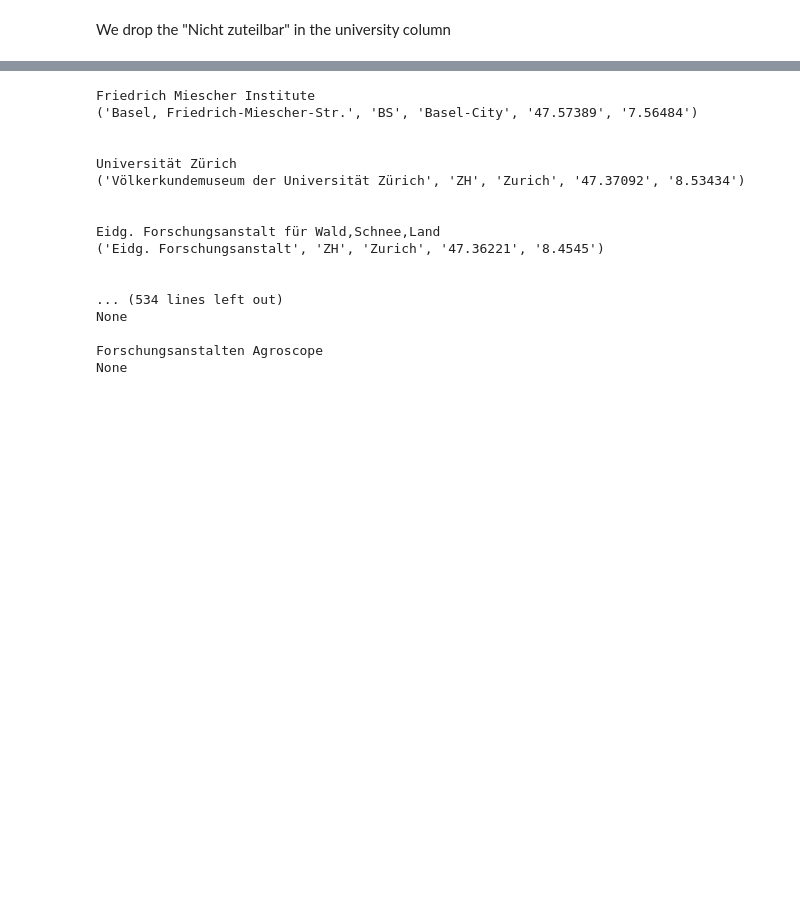
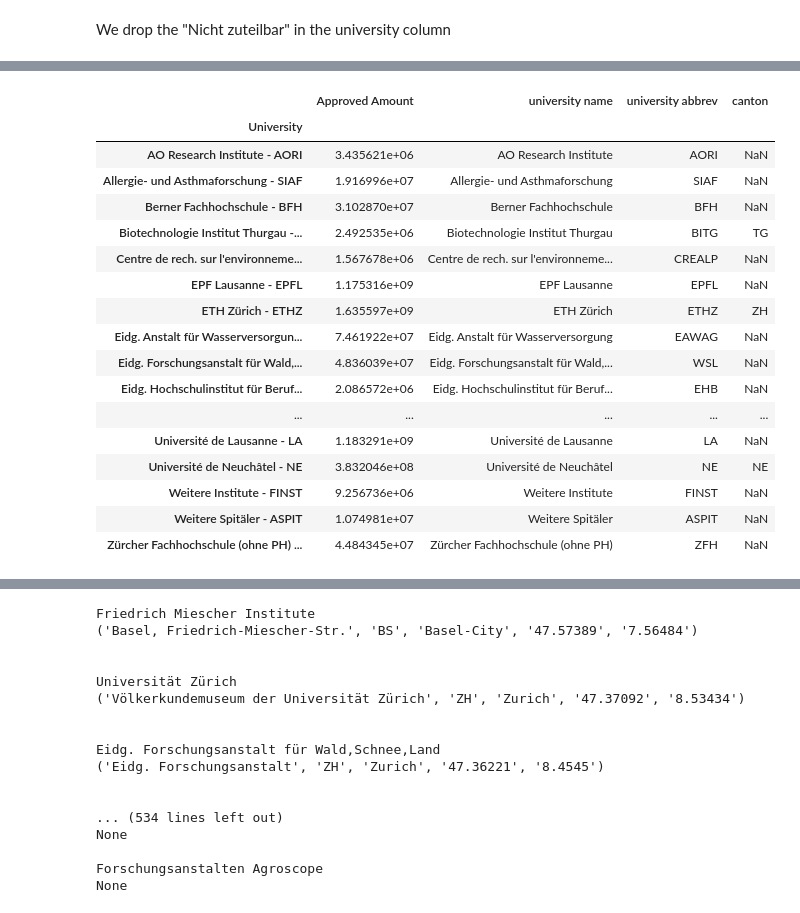
Before and after one commit to daniel-guggenheim/ada-homeworks, a Jupyter notebook: 03 - Interactive Viz/InteractiveViz.ipynb, the cells around one changed output, grey strips where cells are left out. Cells and saved outputs as stored; diff of their text form; code cells hidden in the pictures; blank space fills up the shorter version.

Commit message:
Cleaned data and finished to make a dataframe with useful information about university

```diff
--- a/03 - Interactive Viz/InteractiveViz.ipynb
+++ b/03 - Interactive Viz/InteractiveViz.ipynb
@@ -73,0 +53,2 @@ NameError: name 'groupByUni' is not defined
+# %%
+data = data.dropna(axis=0, subset=['University'])
@@ -73,0 +61,8 @@ NameError: name 'groupByUni' is not defined
+# %%
+def convert_to_number(nb):
+    try:
+        return float(nb)
+    except ValueError:
+        return 0.0
+
+data['Approved Amount'] = data['Approved Amount'].apply(convert_to_number)
@@ -73,0 +78,4 @@ NameError: name 'groupByUni' is not defined
+# %%
+data2 = data.groupby('University').sum()
+data2.drop('Project Number', axis=1, inplace=True)
+data2.head()
@@ -106,3 +103,8 @@ cantons_id = ['ZH', 'BE','LU', 'UR', 'SZ', 'OW','NW', 'GL', 'ZG', 'FR',
                           'SO','BS', 'BL', 'SH', 'AR',
                           'AI', 'SG', 'GR', 'AG', 'TG', 'TI', 'VD',
                           'VS', 'NE', 'GE','JU']
+# %%
+cantons_name = ['Zürich', 'Bern/Berne', 'Luzern', 'Uri','Schwyz', 'Obwalden',
+                'Nidwalden','Glarus', 'Zug', 'Fribourg', 'Solothurn','Basel-Stadt', 'Basel-Landschaft', 'Schaffhausen',
+               'Appenzell Ausserrhoden','Appenzell Innerrhoden', 'St. Gallen', 'Graubünden/Grigioni', 'Aargau','Thurgau',
+               'Ticino','Vaud', 'Valais/Wallis','Neuchâtel', 'Genève', 'Jura']
@@ -109,17 +113,70 @@ cantons_id = ['ZH', 'BE','LU', 'UR', 'SZ', 'OW','NW', 'GL', 'ZG', 'FR',
 # %%
-universities_pd = pd.DataFrame({'full university name':university_names})
-university_names = universities_pd['full university name'].tolist()
+universities_pd = data2.copy()
+university_names = universities_pd.index.values
+
 name_list = []
 abbrev_list = []
-# row_list = []
+canton_list = []
 
 for i, uni in enumerate(university_names):
     split_list = str(uni).split(' - ')
     if(len(split_list) == 1):
         split_list.append('')
-    name_list.append(split_list[0])
-    abbrev_list.append(split_list[1])
+
+    uni_name = split_list[0]
+    uni_abrev = split_list[1]
+
+    ## Infer the canton ID if we can find it in the University name
+    uni_canton = np.nan
+    if uni_abrev in cantons_id:
+        uni_canton = uni_abrev
+    else:
+        found_match = False
+        for canton_index, canton in enumerate(cantons_name):
+            if canton in uni_name:
+                if found_match:
+                    print(uni_canton, ' - ', canton)
+                    uni_canton = np.nan
+                else:
+                    found_match = True
+                    uni_canton = cantons_id[canton_index]
+
+    name_list.append(uni_name)
+    abbrev_list.append(uni_abrev)
+    canton_list.append(uni_canton)
+
+
 
 universities_pd['university name'] = name_list
 universities_pd['university abbrev'] = abbrev_list
+
+# canton_list = []
+# for canton_abrev in universities_pd['university abbrev']:
+#     if canton_abrev not in cantons_id:
+#         canton_abrev = ''
+#     canton_list.append(canton_abrev)
+
+# print(canton_list)
+
+universities_pd['canton'] = canton_list
 # universities_pd['canton'] = universities_pd['university abbrev'] if universities_pd['university abbrev'] in cantons_id
+universities_pd
+# %% [output]
+|  | Approved Amount | university name | university abbrev | canton |
+| University |  |  |  |  |
+| AO Research Institute - AORI | 3.435621e+06 | AO Research Institute | AORI | NaN |
+| Allergie- und Asthmaforschung - SIAF | 1.916996e+07 | Allergie- und Asthmaforschung | SIAF | NaN |
+| Berner Fachhochschule - BFH | 3.102870e+07 | Berner Fachhochschule | BFH | NaN |
+| Biotechnologie Institut Thurgau -... | 2.492535e+06 | Biotechnologie Institut Thurgau | BITG | TG |
+| Centre de rech. sur l'environneme... | 1.567678e+06 | Centre de rech. sur l'environneme... | CREALP | NaN |
+| EPF Lausanne - EPFL | 1.175316e+09 | EPF Lausanne | EPFL | NaN |
+| ETH Zürich - ETHZ | 1.635597e+09 | ETH Zürich | ETHZ | ZH |
+| Eidg. Anstalt für Wasserversorgun... | 7.461922e+07 | Eidg. Anstalt für Wasserversorgung | EAWAG | NaN |
+| Eidg. Forschungsanstalt für Wald,... | 4.836039e+07 | Eidg. Forschungsanstalt für Wald,... | WSL | NaN |
+| Eidg. Hochschulinstitut für Beruf... | 2.086572e+06 | Eidg. Hochschulinstitut für Beruf... | EHB | NaN |
+| ... | ... | ... | ... | ... |
+| Université de Lausanne - LA | 1.183291e+09 | Université de Lausanne | LA | NaN |
+| Université de Neuchâtel - NE | 3.832046e+08 | Université de Neuchâtel | NE | NE |
+| Weitere Institute - FINST | 9.256736e+06 | Weitere Institute | FINST | NaN |
+| Weitere Spitäler - ASPIT | 1.074981e+07 | Weitere Spitäler | ASPIT | NaN |
+| Zürcher Fachhochschule (ohne PH) ... | 4.484345e+07 | Zürcher Fachhochschule (ohne PH) | ZFH | NaN |
```
Also changed, not shown: parts of 16 cells of this notebook.
